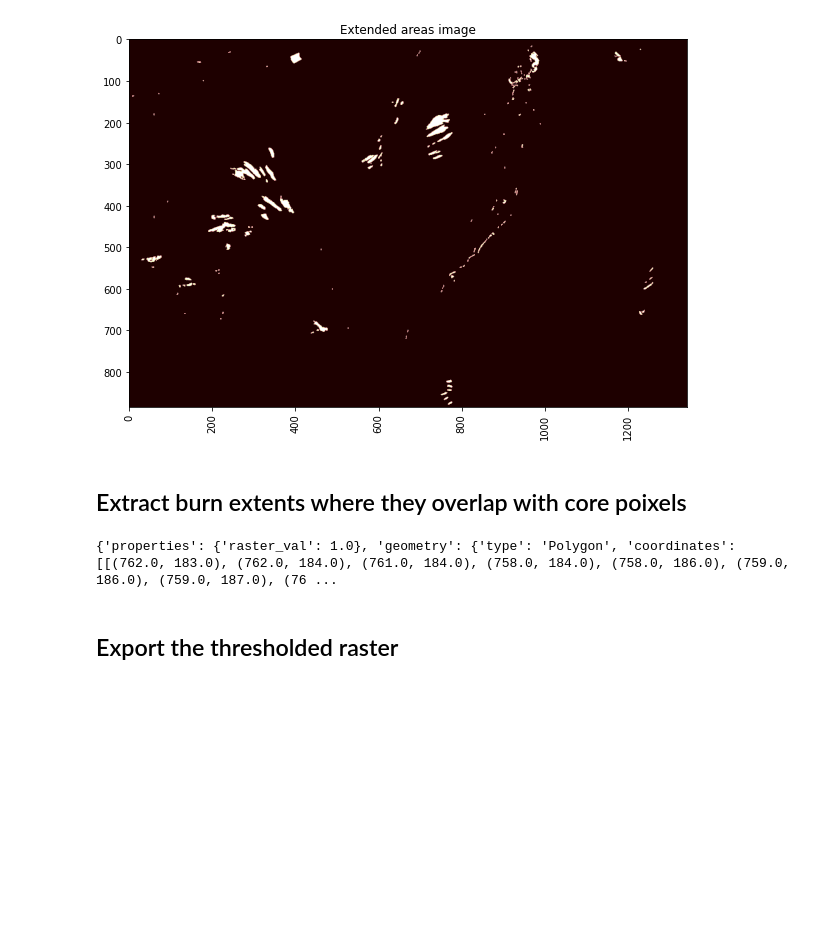
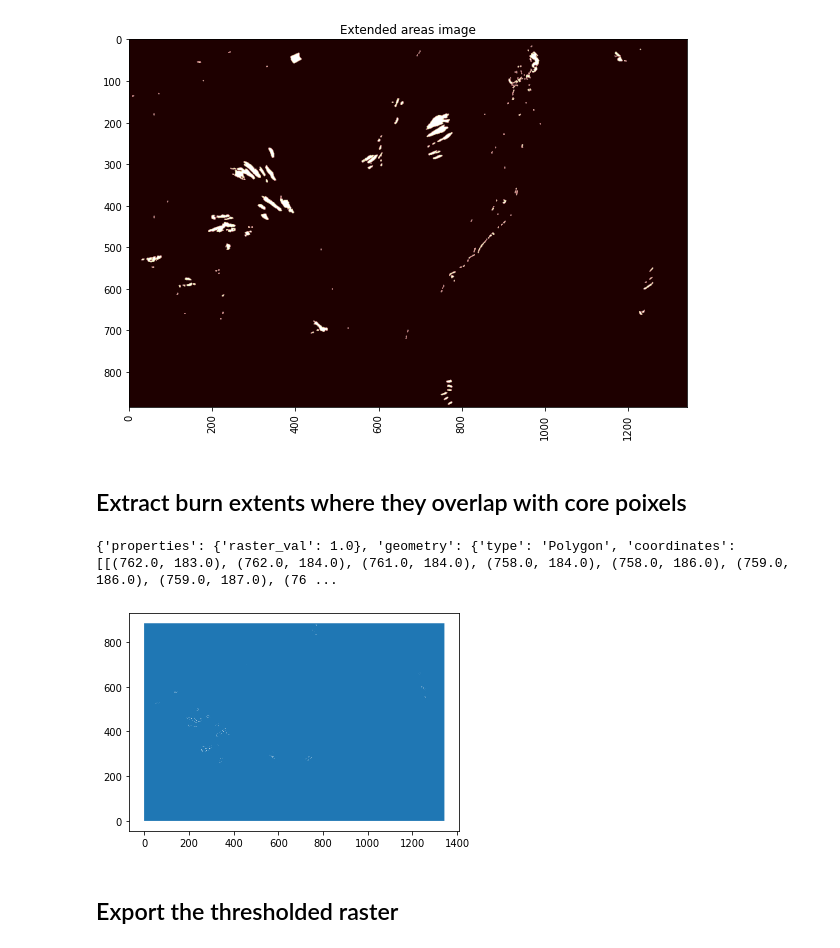
Before and after one commit to duncansnh/burn-mapping, a Jupyter notebook: CUU_burn_extent_image_thresholding.ipynb, the cells around one changed output. Drawn from its saved outputs; the diff is of its cells as text; code cells hidden in the pictures; blank space fills up the shorter version.

```diff
--- a/CUU_burn_extent_image_thresholding.ipynb
+++ b/CUU_burn_extent_image_thresholding.ipynb
@@ -72,6 +72,7 @@ plot_dir = os.path.join(wd, 'Plots')
 # Cairngorms parameters
 image = 'CUU_burn_cairngorms_indices.tif'
 outImage = 'CUU_burn_cairngorms_core_burns.tif'
+outCorePoly = 'CUU_burn_cairngorms_core_burns.shp'
 
 # Skye parameters
 # image = 'CUU_burn_skye_indices.tif'
@@ -196,33 +197,36 @@ rotatexlabels = plt.setp(ax.get_xticklabels(),rotation=90) #rotate x tick labels
 # %%
 # 'shapes' from rasterio'  creates geoJSON generator objects -
 # code adapted from https://github.com/mapbox/rasterio/blob/fb93a6425c17f25141ad308cee7263d0c491a0a9/examples/rasterio_polygonize.py
 
 # convert core shapes to polygon
 coreShapes = (
             {'properties': {'raster_val': v}, 'geometry': s}
             for i, (s, v)
             in enumerate(
                 shapes(sievedArray)))
 
+# not sure why this is needed!
 coreShapesGeoms = list(coreShapes)
 # first feature
 print (coreShapesGeoms[0])
 #extendShapes = shapes(sievedExtendArray)
 
 gpd_coreShapes  = gpd.GeoDataFrame.from_features(coreShapesGeoms)
-
-with fiona.open(
-                "test.shp", 'w',
-                driver="geotif",
-                crs=src.crs,
-                schema={'properties': [('raster_val', 'int')],
-                        'geometry': 'Polygon'}) as dst:
-            dst.writerecords(coreShapes)
+gpd_coreShapes.plot()
+gpd_coreShapes.to_file(os.path.join(image_dir,outCorePoly), driver='ESRI Shapefile')
+# with fiona.open(
+#                 "test.shp", 'w',
+#                 driver='ESRI Shapefile',
+#                 crs=src.crs,
+#                 schema={'properties': [('raster_val', 'int')],
+#                         'geometry': 'Polygon'}) as dst:
+#             dst.writerecords(coreShapes)
 
 
 #finalShapes = gpd.sjoin(extendShapes, coreShapes, how="left", op='within')
 # %% [output]
 {'properties': {'raster_val': 1.0}, 'geometry': {'type': 'Polygon', 'coordinates': [[(762.0, 183.0), (762.0, 184.0), (761.0, 184.0), (758.0, 184.0), (758.0, 186.0), (759.0, 186.0), (759.0, 187.0), (76 ...
+[figure, added]
 # %% [markdown]
 ## Export the thresholded raster
 # %%
```
